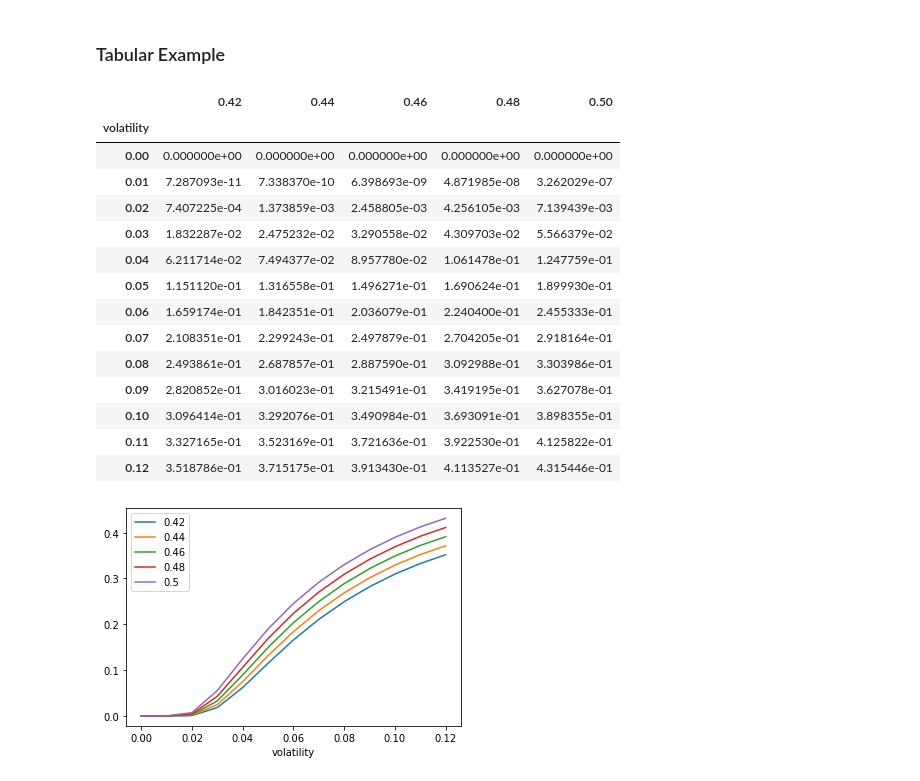
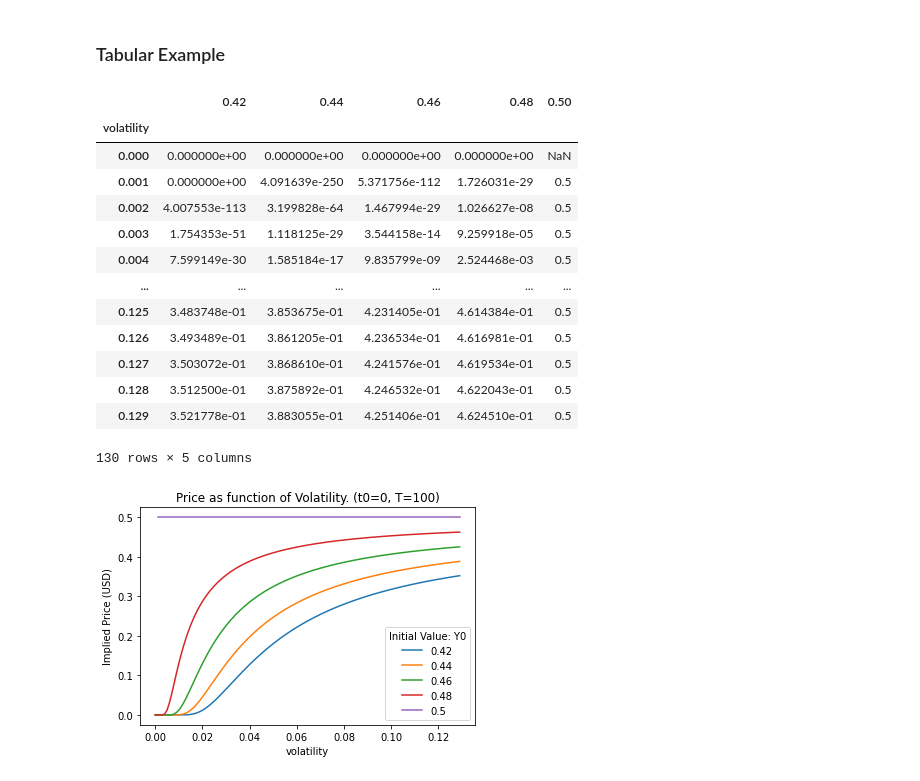
Before and after one commit to FergM/fattails, a Jupyter notebook: notebooks/NB38 - Election Predictions.ipynb, the cells around one changed output. Saved outputs shown, nothing was run; the diff lists cells and outputs as text; code cells hidden in the pictures.

Commit message:
Election Notebook: Improve plot and fix sigma formula brackets typo

```diff
--- a/notebooks/NB38 - Election Predictions.ipynb
+++ b/notebooks/NB38 - Election Predictions.ipynb
@@ -151,40 +147,41 @@ Comment:
 # %% [markdown]
 ### Tabular Example
 # %%
-s_values = np.arange(0, 0.13, step=0.01)
+s_values = np.arange(0, 0.13, step=0.001)
 s_values = pd.Series(s_values, name='volatility')
 
 Y0_values = [0.42, 0.44, 0.46, 0.48, 0.5]
 # %%
 # Generate DataFrame
 # * columns = Y0_values
 # * rows = s_values
 
 data = {}
 
 for Y0_value in Y0_values:
 
-    data[Y0_value] = s_values.apply(lambda s_value: binary_price_sigma(Y0_value, s_value, t0, T))
+    data[Y0_value] = s_values.apply(lambda s_value: binary_price_sigma(Y0_value, s_value, t0, 10))
 
 df = pd.DataFrame(data)
 df.index = s_values
 
 display(df)
-df.plot();
+ax = df.plot(title=f'Price as function of Volatility. (t0={t0}, T={T})',
+             ylabel='Implied Price (USD)');
+ax.legend(title='Initial Value: Y0');
 # %% [output]
 |  | 0.42 | 0.44 | 0.46 | 0.48 | 0.50 |
 | volatility |  |  |  |  |  |
-| 0.00 | 0.000000e+00 | 0.000000e+00 | 0.000000e+00 | 0.000000e+00 | 0.000000e+00 |
-| 0.01 | 7.287093e-11 | 7.338370e-10 | 6.398693e-09 | 4.871985e-08 | 3.262029e-07 |
-| 0.02 | 7.407225e-04 | 1.373859e-03 | 2.458805e-03 | 4.256105e-03 | 7.139439e-03 |
-| 0.03 | 1.832287e-02 | 2.475232e-02 | 3.290558e-02 | 4.309703e-02 | 5.566379e-02 |
-| 0.04 | 6.211714e-02 | 7.494377e-02 | 8.957780e-02 | 1.061478e-01 | 1.247759e-01 |
-| 0.05 | 1.151120e-01 | 1.316558e-01 | 1.496271e-01 | 1.690624e-01 | 1.899930e-01 |
-| 0.06 | 1.659174e-01 | 1.842351e-01 | 2.036079e-01 | 2.240400e-01 | 2.455333e-01 |
-| 0.07 | 2.108351e-01 | 2.299243e-01 | 2.497879e-01 | 2.704205e-01 | 2.918164e-01 |
-| 0.08 | 2.493861e-01 | 2.687857e-01 | 2.887590e-01 | 3.092988e-01 | 3.303986e-01 |
-| 0.09 | 2.820852e-01 | 3.016023e-01 | 3.215491e-01 | 3.419195e-01 | 3.627078e-01 |
-| 0.10 | 3.096414e-01 | 3.292076e-01 | 3.490984e-01 | 3.693091e-01 | 3.898355e-01 |
-| 0.11 | 3.327165e-01 | 3.523169e-01 | 3.721636e-01 | 3.922530e-01 | 4.125822e-01 |
-| 0.12 | 3.518786e-01 | 3.715175e-01 | 3.913430e-01 | 4.113527e-01 | 4.315446e-01 |
+| 0.000 | 0.000000e+00 | 0.000000e+00 | 0.000000e+00 | 0.000000e+00 | NaN |
+| 0.001 | 0.000000e+00 | 4.091639e-250 | 5.371756e-112 | 1.726031e-29 | 0.5 |
+| 0.002 | 4.007553e-113 | 3.199828e-64 | 1.467994e-29 | 1.026627e-08 | 0.5 |
+| 0.003 | 1.754353e-51 | 1.118125e-29 | 3.544158e-14 | 9.259918e-05 | 0.5 |
+| 0.004 | 7.599149e-30 | 1.585184e-17 | 9.835799e-09 | 2.524468e-03 | 0.5 |
+| ... | ... | ... | ... | ... | ... |
+| 0.125 | 3.483748e-01 | 3.853675e-01 | 4.231405e-01 | 4.614384e-01 | 0.5 |
+| 0.126 | 3.493489e-01 | 3.861205e-01 | 4.236534e-01 | 4.616981e-01 | 0.5 |
+| 0.127 | 3.503072e-01 | 3.868610e-01 | 4.241576e-01 | 4.619534e-01 | 0.5 |
+| 0.128 | 3.512500e-01 | 3.875892e-01 | 4.246532e-01 | 4.622043e-01 | 0.5 |
+| 0.129 | 3.521778e-01 | 3.883055e-01 | 4.251406e-01 | 4.624510e-01 | 0.5 |
+130 rows × 5 columns
-[figure, old version]
+[figure, new version]
```
Also changed, not shown: parts of 5 cells of this notebook.
